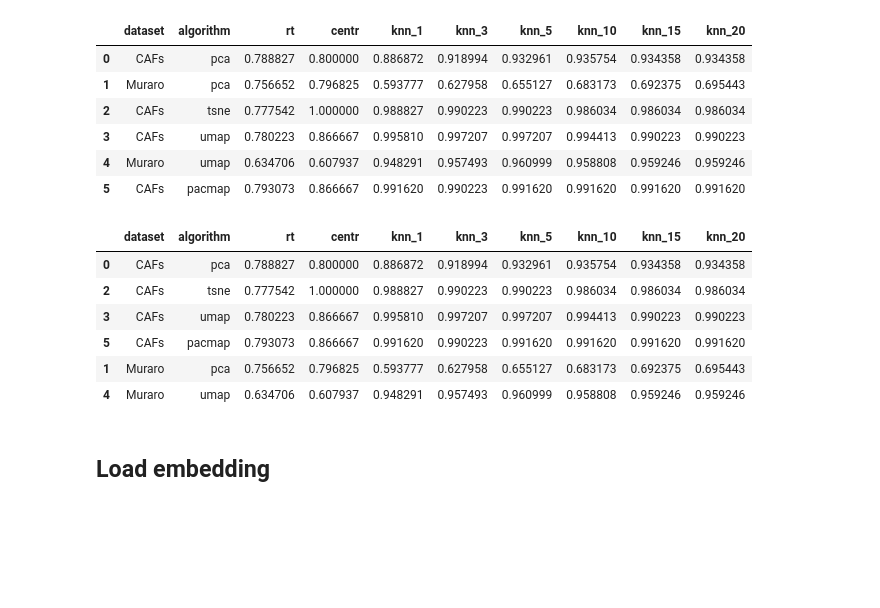
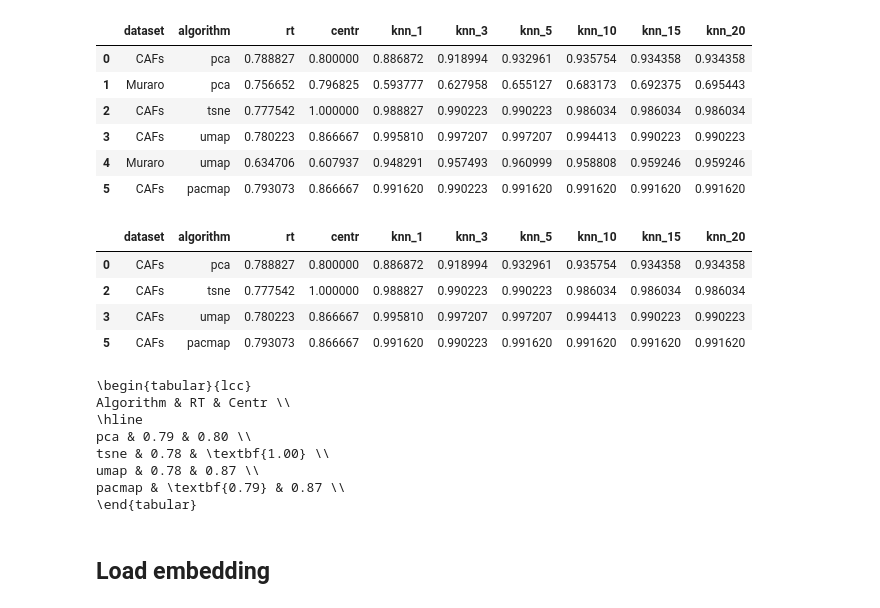
Before and after one commit to corinne-ort/drpaper25, a Jupyter notebook: run_evaluation.ipynb, the cells around one changed output. Drawn from its saved outputs; the diff is of its cells as text; code cells hidden in the pictures; blank space fills up the shorter version.

Commit message:
latex table

```diff
--- a/run_evaluation.ipynb
+++ b/run_evaluation.ipynb
@@ -89,13 +89,39 @@ df
 | 3 | CAFs | umap | 0.780223 | 0.866667 | 0.995810 | 0.997207 | 0.997207 | 0.994413 | 0.990223 | 0.990223 |
 | 4 | Muraro | umap | 0.634706 | 0.607937 | 0.948291 | 0.957493 | 0.960999 | 0.958808 | 0.959246 | 0.959246 |
 | 5 | CAFs | pacmap | 0.793073 | 0.866667 | 0.991620 | 0.990223 | 0.991620 | 0.991620 | 0.991620 | 0.991620 |
-# %%
-df.sort_values(by = 'dataset')
-# %% [output]
-|  | dataset | algorithm | rt | centr | knn_1 | knn_3 | knn_5 | knn_10 | knn_15 | knn_20 |
-| 0 | CAFs | pca | 0.788827 | 0.800000 | 0.886872 | 0.918994 | 0.932961 | 0.935754 | 0.934358 | 0.934358 |
-| 2 | CAFs | tsne | 0.777542 | 1.000000 | 0.988827 | 0.990223 | 0.990223 | 0.986034 | 0.986034 | 0.986034 |
-| 3 | CAFs | umap | 0.780223 | 0.866667 | 0.995810 | 0.997207 | 0.997207 | 0.994413 | 0.990223 | 0.990223 |
-| 5 | CAFs | pacmap | 0.793073 | 0.866667 | 0.991620 | 0.990223 | 0.991620 | 0.991620 | 0.991620 | 0.991620 |
-| 1 | Muraro | pca | 0.756652 | 0.796825 | 0.593777 | 0.627958 | 0.655127 | 0.683173 | 0.692375 | 0.695443 |
-| 4 | Muraro | umap | 0.634706 | 0.607937 | 0.948291 | 0.957493 | 0.960999 | 0.958808 | 0.959246 | 0.959246 |
+# %%
+cafs = df[df['dataset'] == 'CAFs']
+cafs
+# %% [output]
+|  | dataset | algorithm | rt | centr | knn_1 | knn_3 | knn_5 | knn_10 | knn_15 | knn_20 |
+| 0 | CAFs | pca | 0.788827 | 0.800000 | 0.886872 | 0.918994 | 0.932961 | 0.935754 | 0.934358 | 0.934358 |
+| 2 | CAFs | tsne | 0.777542 | 1.000000 | 0.988827 | 0.990223 | 0.990223 | 0.986034 | 0.986034 | 0.986034 |
+| 3 | CAFs | umap | 0.780223 | 0.866667 | 0.995810 | 0.997207 | 0.997207 | 0.994413 | 0.990223 | 0.990223 |
+| 5 | CAFs | pacmap | 0.793073 | 0.866667 | 0.991620 | 0.990223 | 0.991620 | 0.991620 | 0.991620 | 0.991620 |
+# %%
+# Identify max values
+max_rt = df['rt'].max()
+max_centr = df['centr'].max()
+
+# Format values: bold max ones
+latex_rows = []
+for _, row in cafs.iterrows():
+    rt_val = f"\\textbf{{{row['rt']:.2f}}}" if row['rt'] == max_rt else f"{row['rt']:.2f}"
+    centr_val = f"\\textbf{{{row['centr']:.2f}}}" if row['centr'] == max_centr else f"{row['centr']:.2f}"
+    latex_rows.append(f"{row['algorithm']} & {rt_val} & {centr_val} \\\\")
+
+# Combine into LaTeX tabular
+latex_table = "\\begin{tabular}{lcc}\nAlgorithm & RT & Centr \\\\\n\\hline\n" + \
+              "\n".join(latex_rows) + \
+              "\n\\end{tabular}"
+
+print(latex_table)
+# %% [output]
+\begin{tabular}{lcc}
+Algorithm & RT & Centr \\
+\hline
+pca & 0.79 & 0.80 \\
+tsne & 0.78 & \textbf{1.00} \\
+umap & 0.78 & 0.87 \\
+pacmap & \textbf{0.79} & 0.87 \\
+\end{tabular}
```
Also changed, not shown: parts of 1 cell of this notebook, 1 other file.
